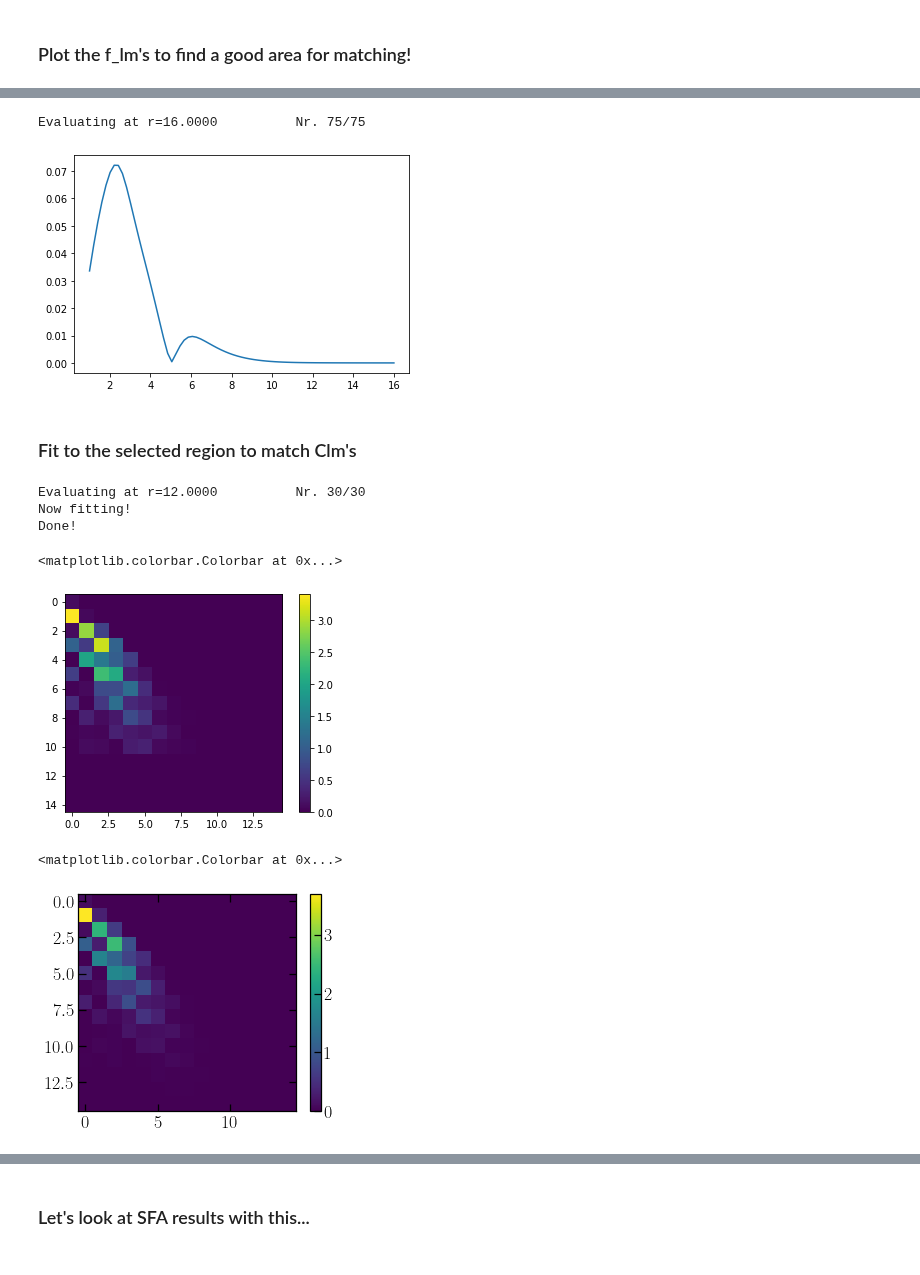
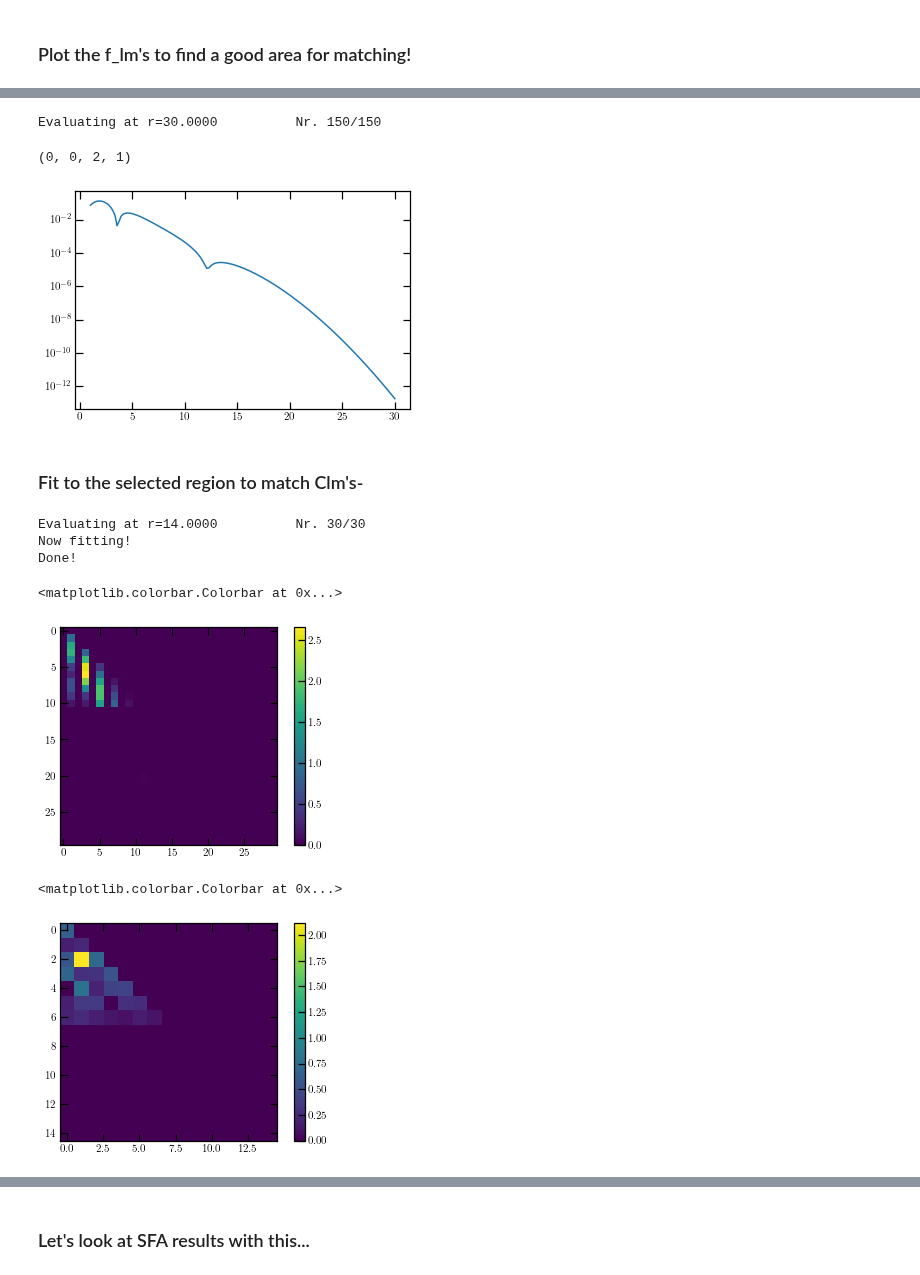
Before and after one commit to EmilHansen1/SFA_OAM_Linear, a Jupyter notebook: molecule_matching.ipynb, the cells around one changed output, grey strips where cells are left out. Drawn from its saved outputs; the diff is of its cells as text; code cells hidden in the pictures.

```diff
--- a/molecule_matching.ipynb
+++ b/molecule_matching.ipynb
@@ -140,5 +142,6 @@ array([[[ 1.91900374e-07+0.00000000e+00j,
 # %%
-plot_list = np.linspace(1, 16, 75)
+plot_list = np.linspace(1, 30, 150)
 f_lms = se.laplace_several_r(output.eval_orbital_spherical, plot_list, 30, orbital_nr=orbital_nr)
+#np.save('data/DFDBrBPh/flms_1_20_30', f_lms)
 # %% [output]
-Evaluating at r=16.0000          Nr. 75/75
+Evaluating at r=30.0000          Nr. 150/150
@@ -145,18 +152,23 @@ Evaluating at r=16.0000          Nr. 75/75
+# %%
+np.unravel_index(np.argmax(f_lms[80:]), f_lms[80:].shape)
+# %% [output]
+(0, 0, 2, 1)
 # %%
 sign, l, m = 0, 2, 1
 
 plt.figure(facecolor='white')
 plt.plot(plot_list, np.abs(f_lms[:, sign, l, m]), label='Laplace')
+plt.yscale('log')
 plt.show()
 # %% [output]
-[figure, old version]
+[figure, new version]
 # %% [markdown]
-### Fit to the selected region to match Clm's
+### Fit to the selected region to match Clm's-
 # %%
-r_list = np.linspace(10, 12, 30)  # 8-10
-clm_array = se.get_asymp_fit(output.eval_orbital_spherical, r_list, 30, Ip, orbital_nr=orbital_nr, threshold=1e-4)
+r_list = np.linspace(9, 14, 30)  # 8-10   # norcamphor 9-14 looks nice!
+clm_array = se.get_asymp_fit(output.eval_orbital_spherical, r_list, 30, Ip, orbital_nr=orbital_nr, threshold=0.1)
 # %% [output]
-Evaluating at r=12.0000          Nr. 30/30
+Evaluating at r=14.0000          Nr. 30/30
 Now fitting!
 Done!
 # %%
@@ -164,19 +177,21 @@ Done!
+# %%
+clm_array = np.load('data/DFDBrBPh/clm_array_15_17.npy')
 # %%
-#for sign in range(2):
-#    for l in range(0,15):
-#        for m in range(l+1):
-#            if l > 10:
-#                clm_array[sign, l, m] = 0.
+for sign in range(2):
+    for l in range(0,20):
+        for m in range(l+1):
+            if l > 10:
+                clm_array[sign, l, m] = 0.
 
 plt.imshow(np.abs(clm_array[0]))
 plt.colorbar()
 # %% [output]
 <matplotlib.colorbar.Colorbar at 0x...>
-[figure, old version]
+[figure, new version]
 # %%
 plt.imshow(np.abs(clm_array[0]))
 plt.colorbar()
 # %% [output]
 <matplotlib.colorbar.Colorbar at 0x...>
-[figure, old version]
+[figure, new version]
 # %%
```
Also changed, not shown: parts of 16 cells of this notebook.
